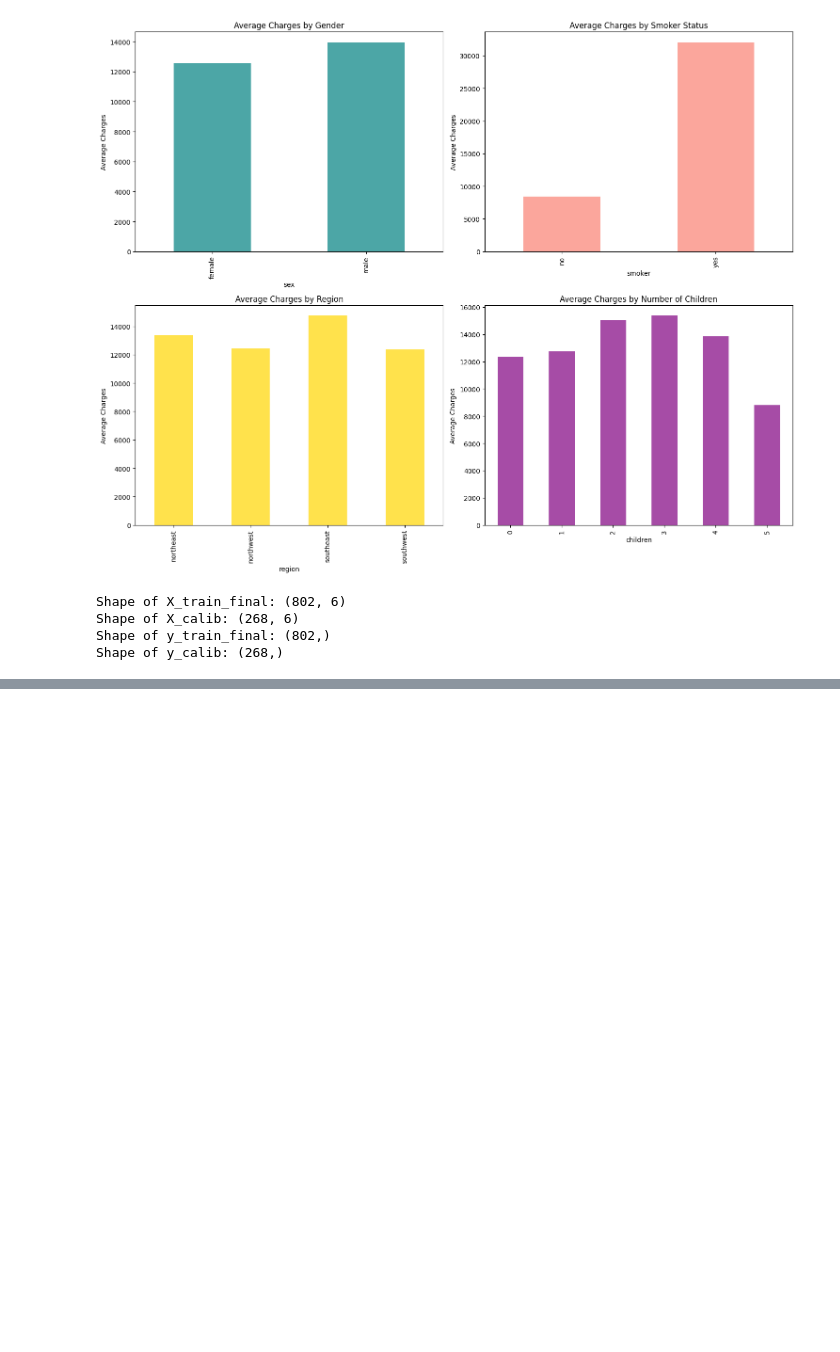
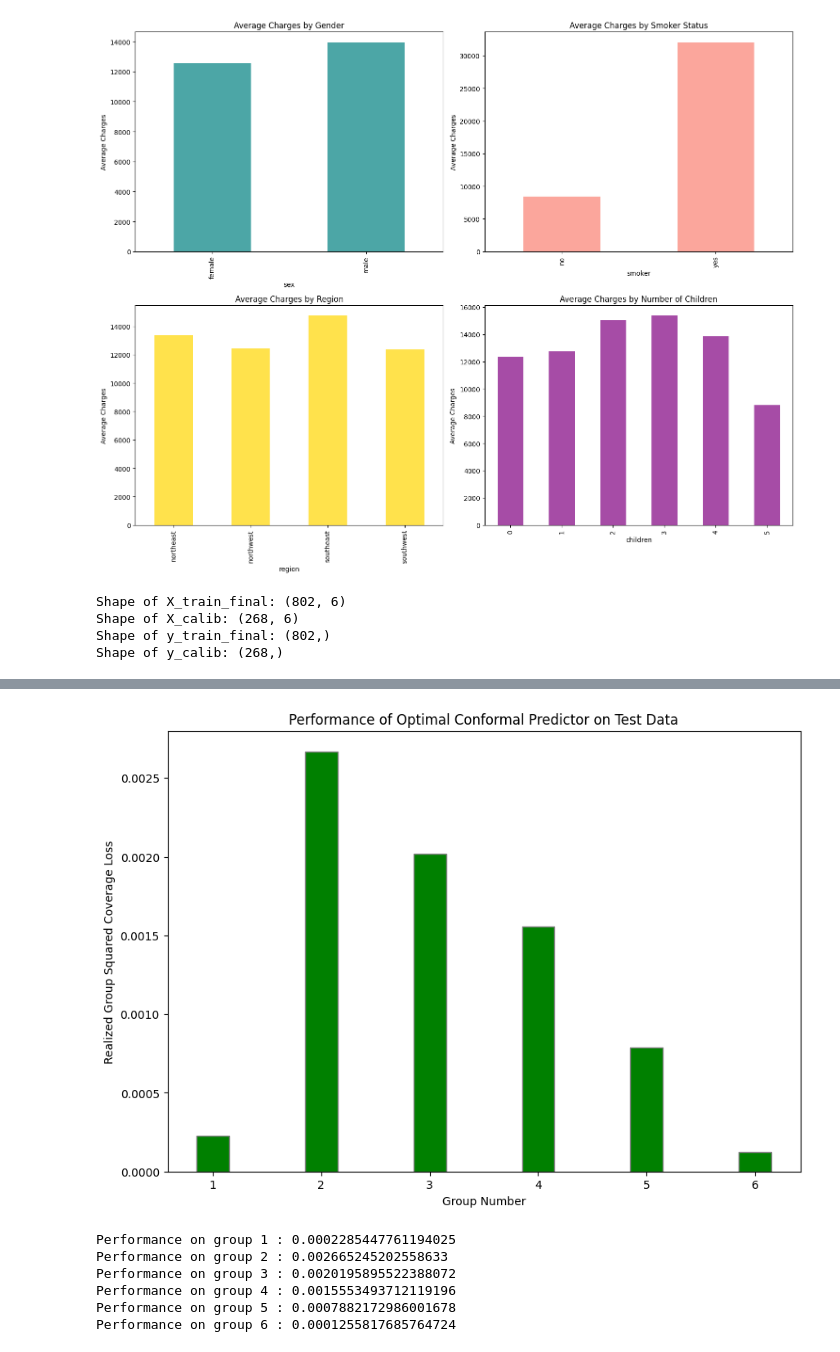
Before and after one commit to arush-mehrotra/conformal-prediction, a Jupyter notebook: Medical_Cost.ipynb, the cells around one changed output, grey strips where cells are left out. Cells and saved outputs as stored; diff of their text form; code cells hidden in the pictures; blank space fills up the shorter version.

```diff
--- a/Medical_Cost.ipynb
+++ b/Medical_Cost.ipynb
@@ -279,0 +349,10 @@ Coverage on group 6 : 0.8688524590163934
+# %%
+plot_group_coverage(model=multivalid_model, tau=tau, x_test=X_test, y_test=w_test, num_groups=num_groups, group_fn=group_fn, multivalid=True, verbose=True)
+# %% [output]
+[figure, added]
+Performance on group 1 : 0.0002285447761194025
+Performance on group 2 : 0.002665245202558633
+Performance on group 3 : 0.0020195895522388072
+Performance on group 4 : 0.0015553493712119196
+Performance on group 5 : 0.0007882172986001678
+Performance on group 6 : 0.0001255817685764724
```
Also changed, not shown: parts of 9 cells of this notebook, 3 other files.
